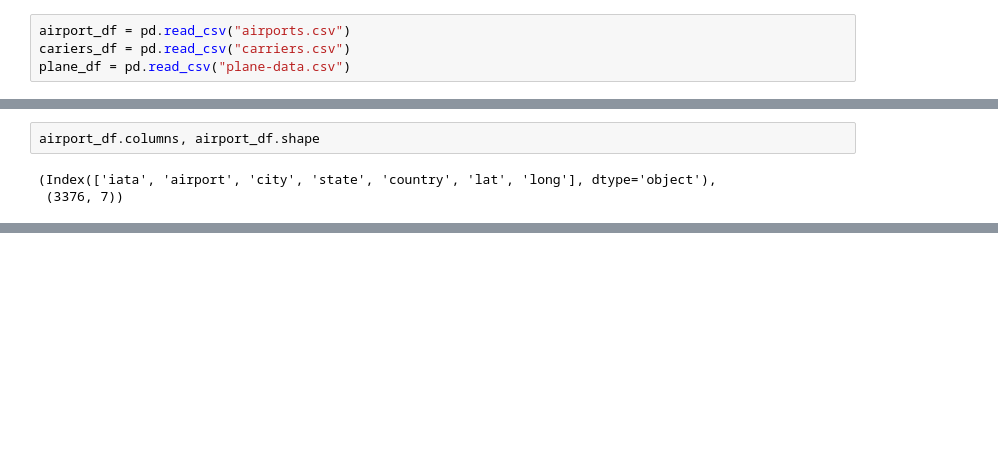
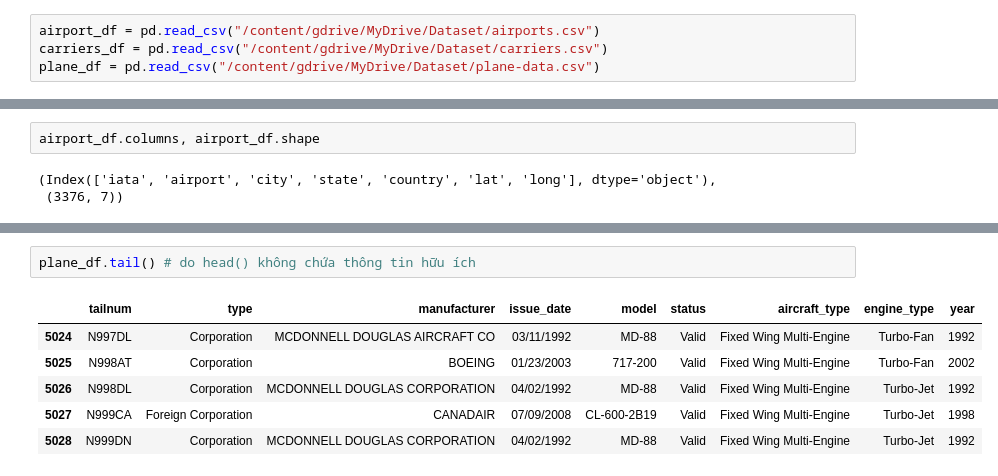
Before and after one commit to Mcuong17/DoanWEB-demo, a Jupyter notebook: Airline_Time_.ipynb, the cells around one changed output, grey strips where cells are left out. Cells and saved outputs as stored; diff of their text form; blank space fills up the shorter version.

```diff
--- a/Airline_Time_.ipynb
+++ b/Airline_Time_.ipynb
@@ -84,9 +89,9 @@ Dựa vào dữ liệu đã cung cấp: Dataset bao gồm hơn 11 triệu observ
 *   **carriers.csv:** Chứa thông tin về hãng bay
 *   **plane-data.csv**: Chứa thông tin về máy bay
 # %%
-airport_df = pd.read_csv("airports.csv")
-cariers_df = pd.read_csv("carriers.csv")
-plane_df = pd.read_csv("plane-data.csv")
+airport_df = pd.read_csv("/content/gdrive/MyDrive/Dataset/airports.csv")
+carriers_df = pd.read_csv("/content/gdrive/MyDrive/Dataset/carriers.csv")
+plane_df = pd.read_csv("/content/gdrive/MyDrive/Dataset/plane-data.csv")
 # %% [markdown]
   Tên cột và hình dạng bảng dữ liệu
 # %%
@@ -96,0 +130,9 @@ airport_df.columns, airport_df.shape
+# %%
+plane_df.tail() # do head() không chứa thông tin hữu ích
+# %% [output]
+|  | tailnum | type | manufacturer | issue_date | model | status | aircraft_type | engine_type | year |
+| 5024 | N997DL | Corporation | MCDONNELL DOUGLAS AIRCRAFT CO | 03/11/1992 | MD-88 | Valid | Fixed Wing Multi-Engine | Turbo-Fan | 1992 |
+| 5025 | N998AT | Corporation | BOEING | 01/23/2003 | 717-200 | Valid | Fixed Wing Multi-Engine | Turbo-Fan | 2002 |
+| 5026 | N998DL | Corporation | MCDONNELL DOUGLAS CORPORATION | 04/02/1992 | MD-88 | Valid | Fixed Wing Multi-Engine | Turbo-Jet | 1992 |
+| 5027 | N999CA | Foreign Corporation | CANADAIR | 07/09/2008 | CL-600-2B19 | Valid | Fixed Wing Multi-Engine | Turbo-Jet | 1998 |
+| 5028 | N999DN | Corporation | MCDONNELL DOUGLAS CORPORATION | 04/02/1992 | MD-88 | Valid | Fixed Wing Multi-Engine | Turbo-Jet | 1992 |
```
Also changed, not shown: parts of 14 cells of this notebook.
